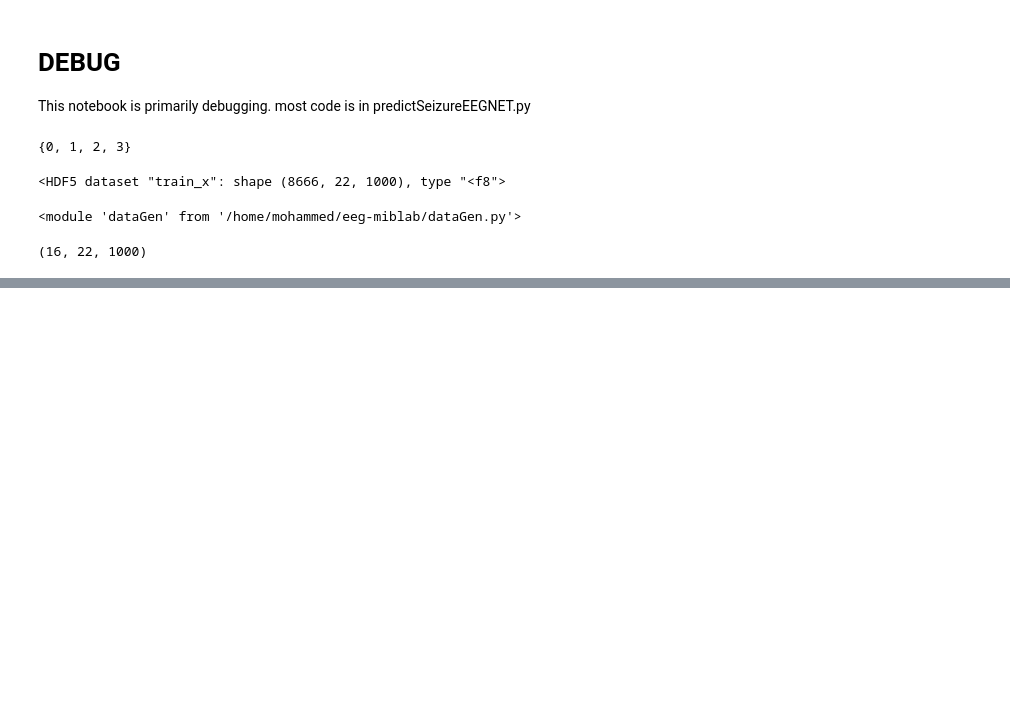
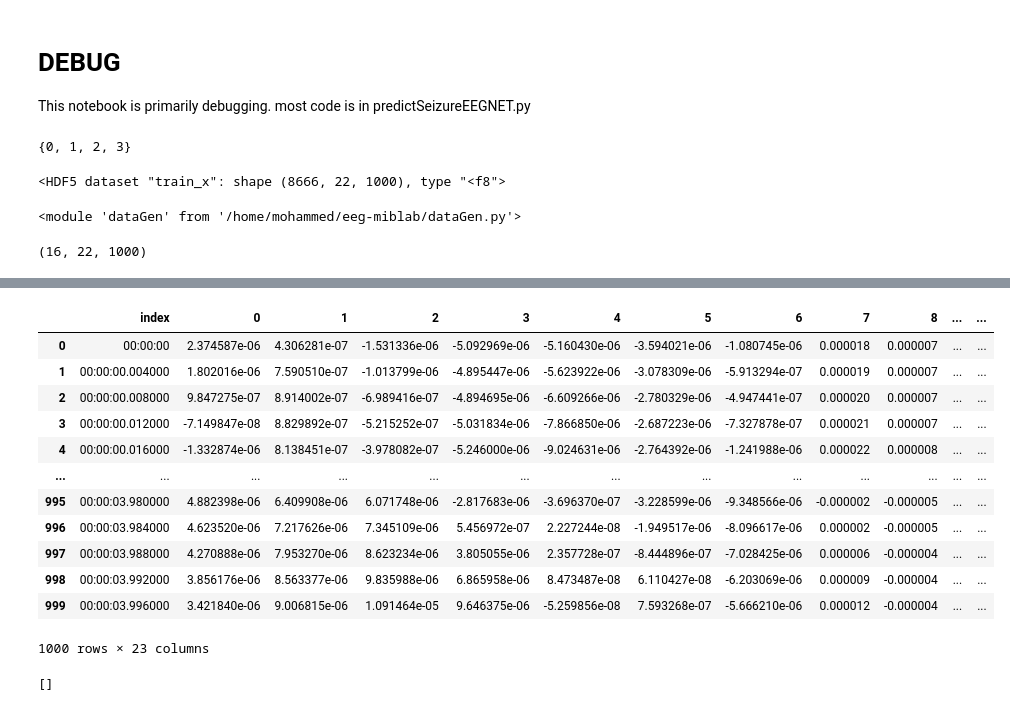
Before and after one commit to Saqibm128/eeg-tuh-miblab-baseline, a Jupyter notebook: DEBUG.ipynb, the cells around one changed output, grey strips where cells are left out. Saved outputs shown, nothing was run; the diff lists cells and outputs as text; code cells hidden in the pictures; blank space fills up the shorter version.

```diff
--- a/DEBUG.ipynb
+++ b/DEBUG.ipynb
@@ -54,0 +66,3 @@ testFile["`"][0].shape
+# %%
+train_x = train_x.transpose((0,2,3,1)).reshape((-1,1000,22))
+valid_x = valid_x.transpose((0,2,3,1)).reshape((-1,1000,22))
@@ -54,0 +79,2 @@ testFile["`"][0].shape
+# %%
+df = pd.DataFrame(train_x[0], index=pd.timedelta_range(start=pd.Timedelta(seconds=0), periods=1000, freq=pd.Timedelta(seconds=1/250)))
@@ -54,0 +97,16 @@ testFile["`"][0].shape
+# %%
+df.reset_index()
+# %% [output]
+|  | index | 0 | 1 | 2 | 3 | 4 | 5 | 6 | 7 | 8 | ... | ... |
+| 0 | 00:00:00 | 2.374587e-06 | 4.306281e-07 | -1.531336e-06 | -5.092969e-06 | -5.160430e-06 | -3.594021e-06 | -1.080745e-06 | 0.000018 | 0.000007 | ... | ... |
+| 1 | 00:00:00.004000 | 1.802016e-06 | 7.590510e-07 | -1.013799e-06 | -4.895447e-06 | -5.623922e-06 | -3.078309e-06 | -5.913294e-07 | 0.000019 | 0.000007 | ... | ... |
+| 2 | 00:00:00.008000 | 9.847275e-07 | 8.914002e-07 | -6.989416e-07 | -4.894695e-06 | -6.609266e-06 | -2.780329e-06 | -4.947441e-07 | 0.000020 | 0.000007 | ... | ... |
+| 3 | 00:00:00.012000 | -7.149847e-08 | 8.829892e-07 | -5.215252e-07 | -5.031834e-06 | -7.866850e-06 | -2.687223e-06 | -7.327878e-07 | 0.000021 | 0.000007 | ... | ... |
+| 4 | 00:00:00.016000 | -1.332874e-06 | 8.138451e-07 | -3.978082e-07 | -5.246000e-06 | -9.024631e-06 | -2.764392e-06 | -1.241988e-06 | 0.000022 | 0.000008 | ... | ... |
+| ... | ... | ... | ... | ... | ... | ... | ... | ... | ... | ... | ... | ... |
+| 995 | 00:00:03.980000 | 4.882398e-06 | 6.409908e-06 | 6.071748e-06 | -2.817683e-06 | -3.696370e-07 | -3.228599e-06 | -9.348566e-06 | -0.000002 | -0.000005 | ... | ... |
+| 996 | 00:00:03.984000 | 4.623520e-06 | 7.217626e-06 | 7.345109e-06 | 5.456972e-07 | 2.227244e-08 | -1.949517e-06 | -8.096617e-06 | 0.000002 | -0.000005 | ... | ... |
+| 997 | 00:00:03.988000 | 4.270888e-06 | 7.953270e-06 | 8.623234e-06 | 3.805055e-06 | 2.357728e-07 | -8.444896e-07 | -7.028425e-06 | 0.000006 | -0.000004 | ... | ... |
+| 998 | 00:00:03.992000 | 3.856176e-06 | 8.563377e-06 | 9.835988e-06 | 6.865958e-06 | 8.473487e-08 | 6.110427e-08 | -6.203069e-06 | 0.000009 | -0.000004 | ... | ... |
+| 999 | 00:00:03.996000 | 3.421840e-06 | 9.006815e-06 | 1.091464e-05 | 9.646375e-06 | -5.259856e-08 | 7.593268e-07 | -5.666210e-06 | 0.000012 | -0.000004 | ... | ... |
+1000 rows × 23 columns
@@ -54,0 +120,5 @@ testFile["`"][0].shape
+# %%
+all_dfs = []
+all_dfs
+# %% [output]
+[]
```
Also changed, not shown: parts of 42 cells of this notebook, 6 other files.
